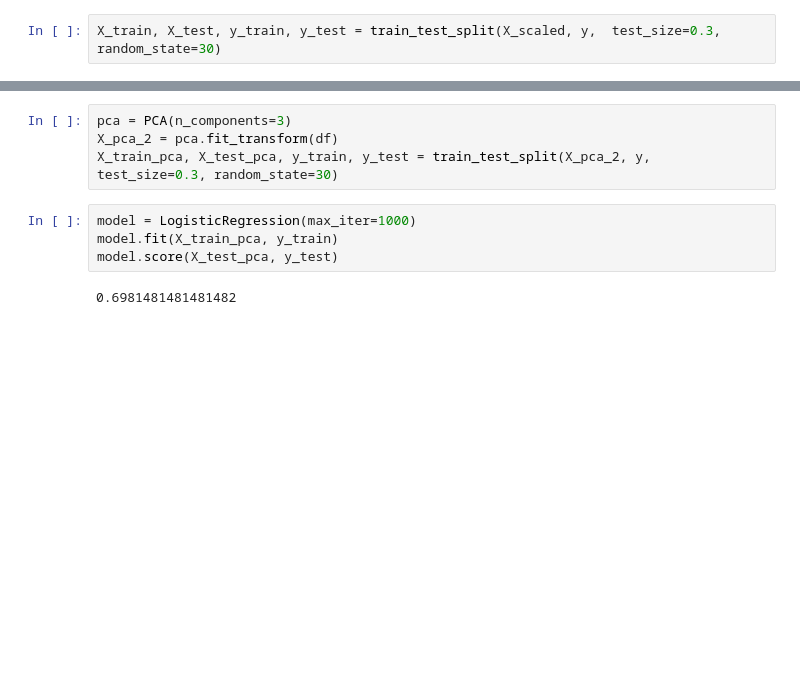
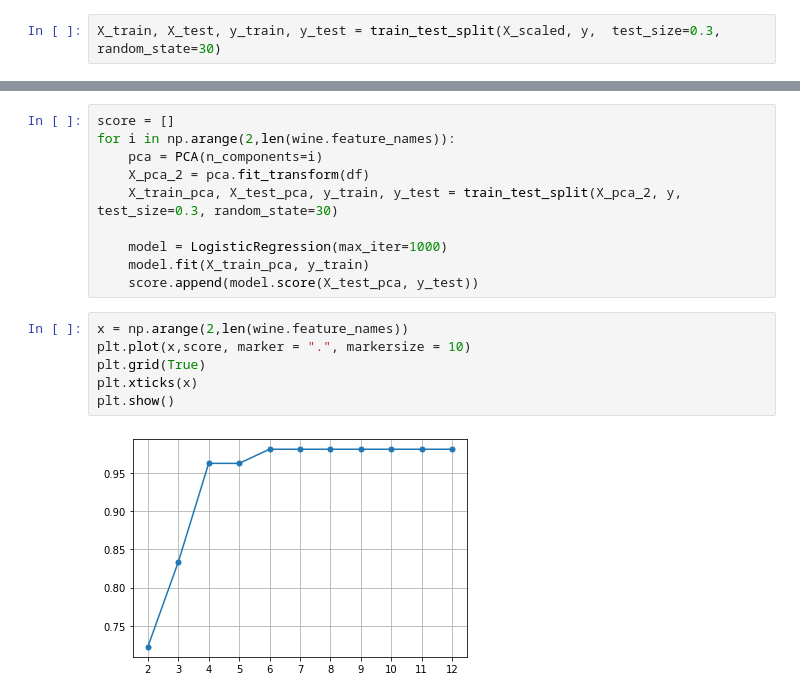
Before and after one commit to TuHuynh20002002/HCMUT-Calculus-PCA, a Jupyter notebook: main.ipynb, the cells around one changed output, grey strips where cells are left out. Saved outputs shown, nothing was run; the diff lists cells and outputs as text; blank space fills up the shorter version.

```diff
--- a/main.ipynb
+++ b/main.ipynb
@@ -39,11 +39,19 @@ model.score(X_test, y_test)
 # %%
-pca = PCA(n_components=3)
-X_pca_2 = pca.fit_transform(df)
-X_train_pca, X_test_pca, y_train, y_test = train_test_split(X_pca_2, y, test_size=0.3, random_state=30)
+score = []
+for i in np.arange(2,len(wine.feature_names)):
+    pca = PCA(n_components=i)
+    X_pca_2 = pca.fit_transform(df)
+    X_train_pca, X_test_pca, y_train, y_test = train_test_split(X_pca_2, y, test_size=0.3, random_state=30)
+
+    model = LogisticRegression(max_iter=1000)
+    model.fit(X_train_pca, y_train)
+    score.append(model.score(X_test_pca, y_test))
-# %%
-model = LogisticRegression(max_iter=1000)
-model.fit(X_train_pca, y_train)
-model.score(X_test_pca, y_test)
-# %% [output]
-0.6981481481481482
+# %%
+x = np.arange(2,len(wine.feature_names))
+plt.plot(x,score, marker = ".", markersize = 10)
+plt.grid(True)
+plt.xticks(x)
+plt.show()
+# %% [output]
+[figure, added]
 # %%
```
Also changed, not shown: parts of 10 cells of this notebook.
